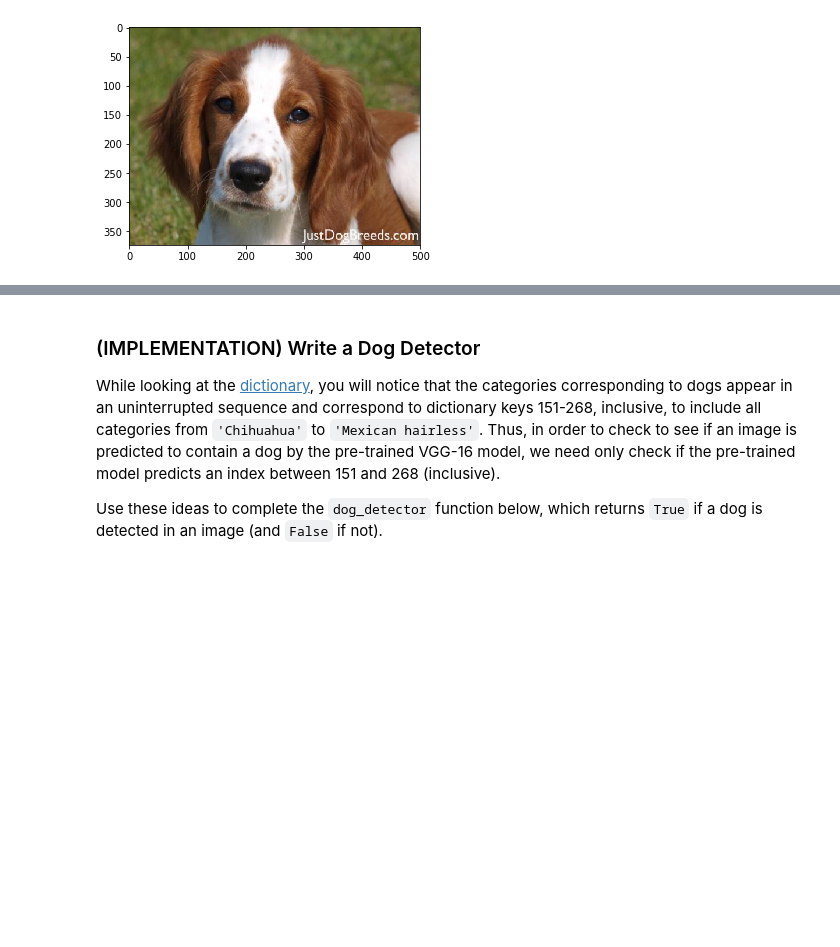
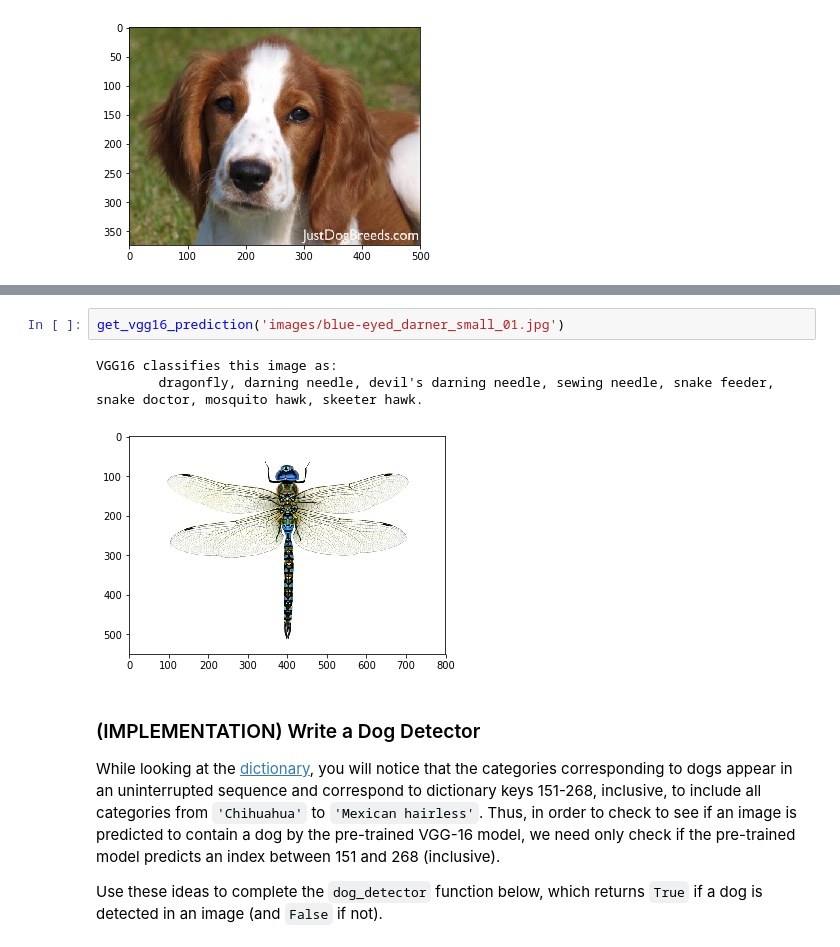
Before and after one commit to heschmat/deep-learning-projects, a Jupyter notebook: cnn-dog-breed-classifier/dog_app.ipynb, the cells around one changed output, grey strips where cells are left out. Drawn from its saved outputs; the diff is of its cells as text; blank space fills up the shorter version.

```diff
--- a/cnn-dog-breed-classifier/dog_app.ipynb
+++ b/cnn-dog-breed-classifier/dog_app.ipynb
@@ -282,3 +288,9 @@ VGG16 classifies this image as:
+# %%
+get_vgg16_prediction('images/blue-eyed_darner_small_01.jpg')
+# %% [output]
+VGG16 classifies this image as:
+        dragonfly, darning needle, devil's darning needle, sewing needle, snake feeder, snake doctor, mosquito hawk, skeeter hawk.
+[figure, added]
 # %% [markdown]
 ### (IMPLEMENTATION) Write a Dog Detector
 
```
Also changed, not shown: parts of 12 cells of this notebook.
